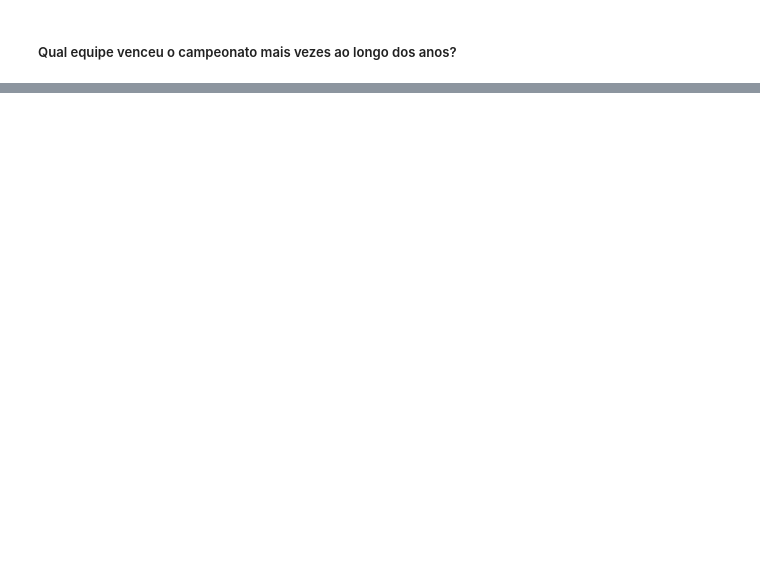
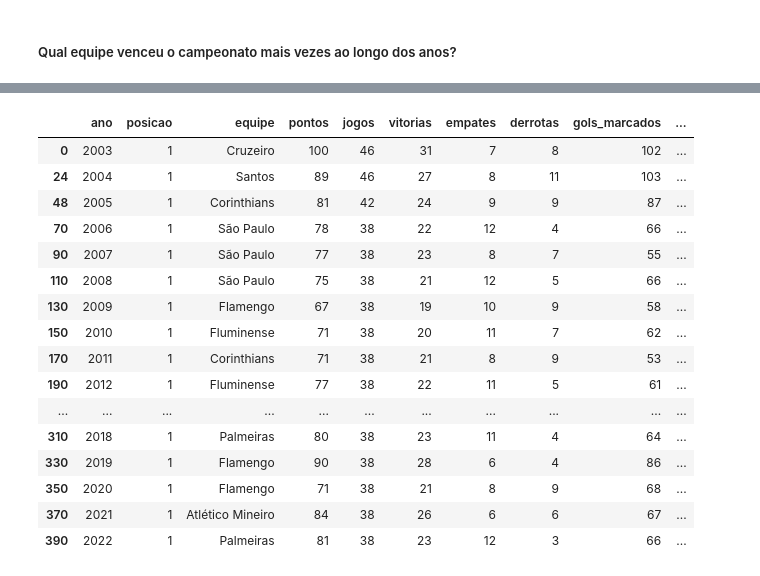
Before and after one commit to thiagooliveirt/Campeonato-Brasileiro-2003-a-2022, a Jupyter notebook: brasileirao.ipynb, the cells around one changed output, grey strips where cells are left out. Saved outputs shown, nothing was run; the diff lists cells and outputs as text; code cells hidden in the pictures; blank space fills up the shorter version.

```diff
--- a/brasileirao.ipynb
+++ b/brasileirao.ipynb
@@ -217,0 +310,21 @@ brasileirao.loc[brasileirao['equipe'] == 'Athletico Paranaense']
+# %%
+campeoes = brasileirao.loc[brasileirao['posicao'] == 1]
+campeoes
+# %% [output]
+|  | ano | posicao | equipe | pontos | jogos | vitorias | empates | derrotas | gols_marcados | ... |
+| 0 | 2003 | 1 | Cruzeiro | 100 | 46 | 31 | 7 | 8 | 102 | ... |
+| 24 | 2004 | 1 | Santos | 89 | 46 | 27 | 8 | 11 | 103 | ... |
+| 48 | 2005 | 1 | Corinthians | 81 | 42 | 24 | 9 | 9 | 87 | ... |
+| 70 | 2006 | 1 | São Paulo | 78 | 38 | 22 | 12 | 4 | 66 | ... |
+| 90 | 2007 | 1 | São Paulo | 77 | 38 | 23 | 8 | 7 | 55 | ... |
+| 110 | 2008 | 1 | São Paulo | 75 | 38 | 21 | 12 | 5 | 66 | ... |
+| 130 | 2009 | 1 | Flamengo | 67 | 38 | 19 | 10 | 9 | 58 | ... |
+| 150 | 2010 | 1 | Fluminense | 71 | 38 | 20 | 11 | 7 | 62 | ... |
+| 170 | 2011 | 1 | Corinthians | 71 | 38 | 21 | 8 | 9 | 53 | ... |
+| 190 | 2012 | 1 | Fluminense | 77 | 38 | 22 | 11 | 5 | 61 | ... |
+| ... | ... | ... | ... | ... | ... | ... | ... | ... | ... | ... |
+| 310 | 2018 | 1 | Palmeiras | 80 | 38 | 23 | 11 | 4 | 64 | ... |
+| 330 | 2019 | 1 | Flamengo | 90 | 38 | 28 | 6 | 4 | 86 | ... |
+| 350 | 2020 | 1 | Flamengo | 71 | 38 | 21 | 8 | 9 | 68 | ... |
+| 370 | 2021 | 1 | Atlético Mineiro | 84 | 38 | 26 | 6 | 6 | 67 | ... |
+| 390 | 2022 | 1 | Palmeiras | 81 | 38 | 23 | 12 | 3 | 66 | ... |
```
Also changed, not shown: parts of 12 cells of this notebook.
